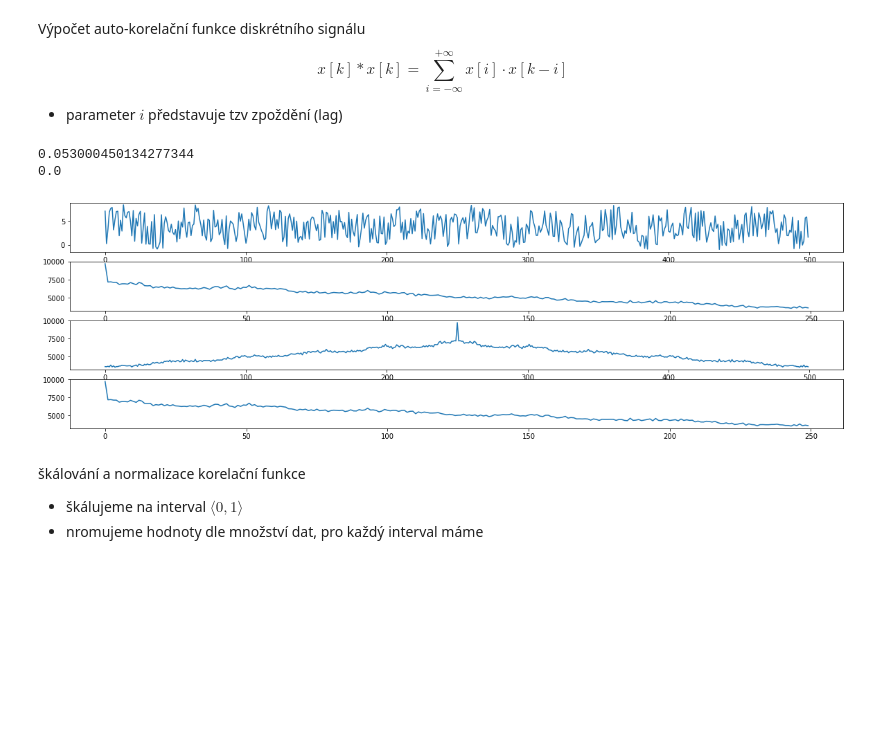
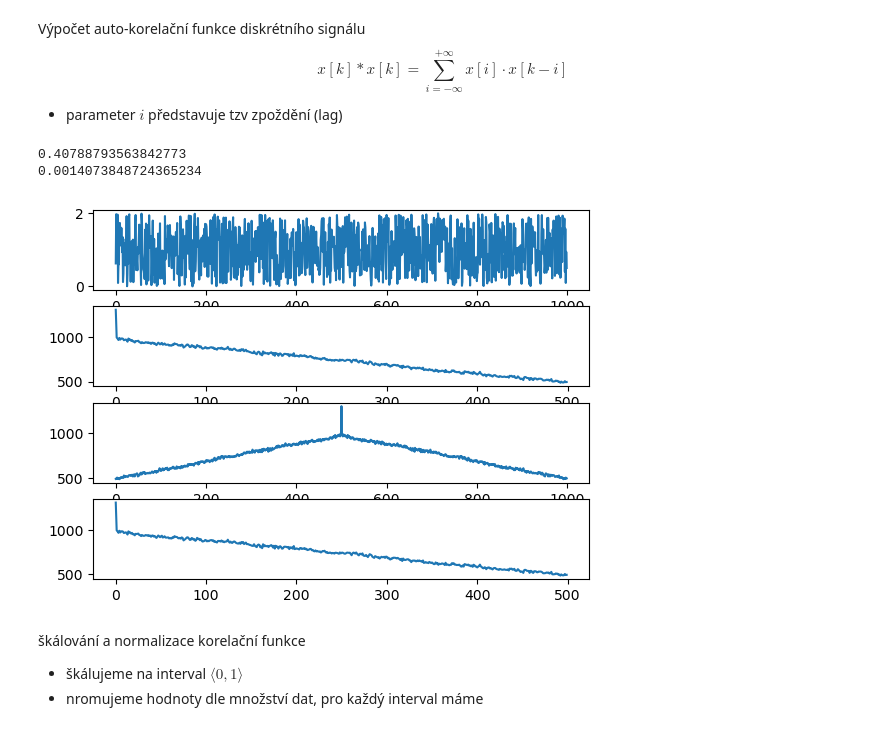
Before and after one commit to melancholy-txt/ujep, a Jupyter notebook: PZS/Tyden4/KovarianceKorelace.ipynb, the cells around one changed output. Saved outputs shown, nothing was run; the diff lists cells and outputs as text; code cells hidden in the pictures; blank space fills up the shorter version.

```diff
--- a/PZS/Tyden4/KovarianceKorelace.ipynb
+++ b/PZS/Tyden4/KovarianceKorelace.ipynb
@@ -164,8 +164,8 @@ Výpočet auto-korelační funkce diskrétního signálu
 import time
 from scipy import signal
 
-n_length = 500;
-Amp=7.5;
+n_length = 1000;
+Amp=2;
 
 numT=10;
 f = 2;
@@ -189,36 +189,36 @@ start = time.time()
 for lag in range(0,MaxACF): #iterate over all lags
     tmp_sum=0.0
     for i in range(0,n_length-lag):
         tmp_sum += x_t[i]*x_t[i+lag]
     ACF[lag] = tmp_sum
 
 
 end = time.time()
 print(end - start)
 
 start = time.time()
 #compare with built-in numpy/scipy function
 ACFnmp=np.correlate(x_t,x_t,mode='same')
 #ACFnmp /= np.max(ACFnmp)
 # split Correlation fucntion into relevant parts
 ACFnmp2=np.array_split(ACFnmp,2)
 ACFnmpFin=np.array(ACFnmp2[1])
 end = time.time()
 
 print(end - start)
 
 plt.subplot(411)
 plt.plot(x_t);
 plt.subplot(412)
 plt.plot(ACF);
 plt.subplot(413)
 plt.plot(ACFnmp);
 plt.subplot(414)
 plt.plot(ACFnmpFin);
 # %% [output]
-0.053000450134277344
-0.0
+0.40788793563842773
+0.0014073848724365234
-[figure, old version]
+[figure, new version]
 # %% [markdown]
 škálování a normalizace korelační funkce
 - škálujeme na interval $\langle 0,1 \rangle$
```
Also changed, not shown: parts of 1 cell of this notebook, 3 other files.
